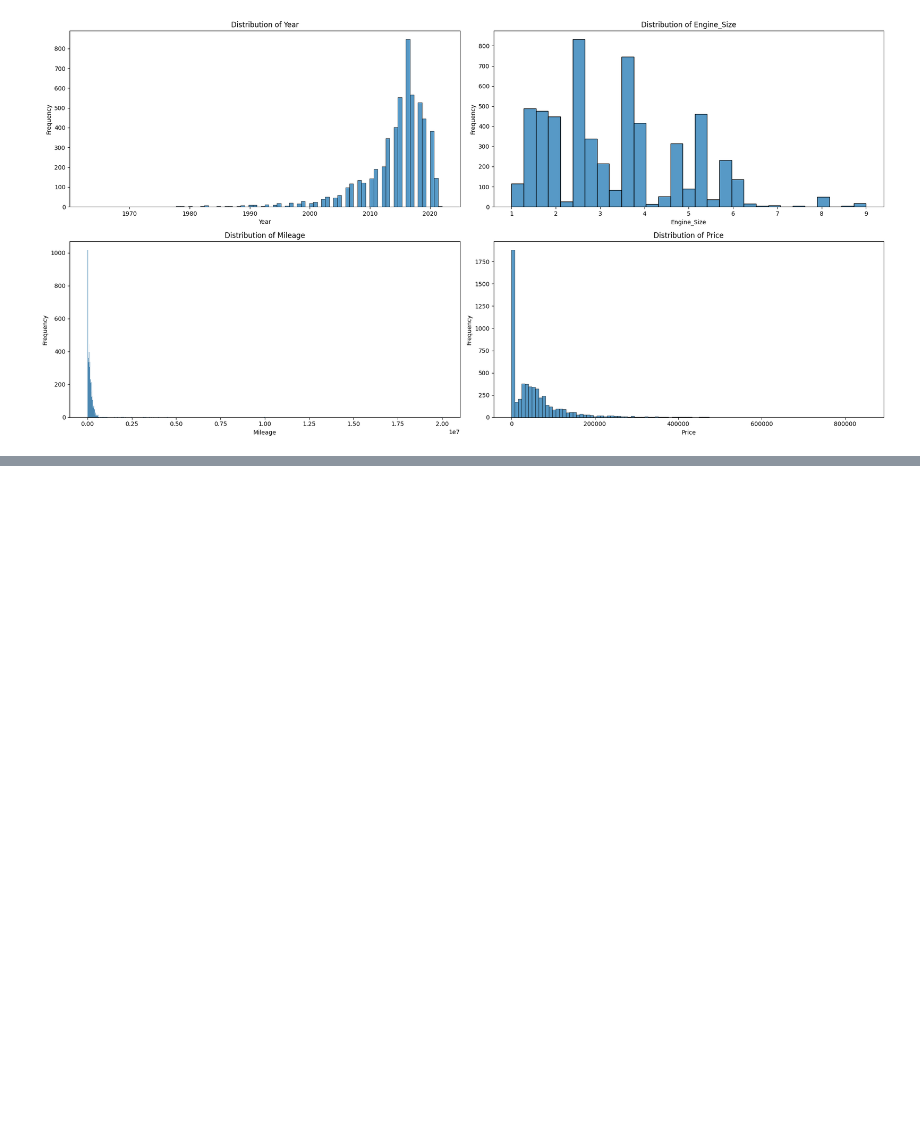
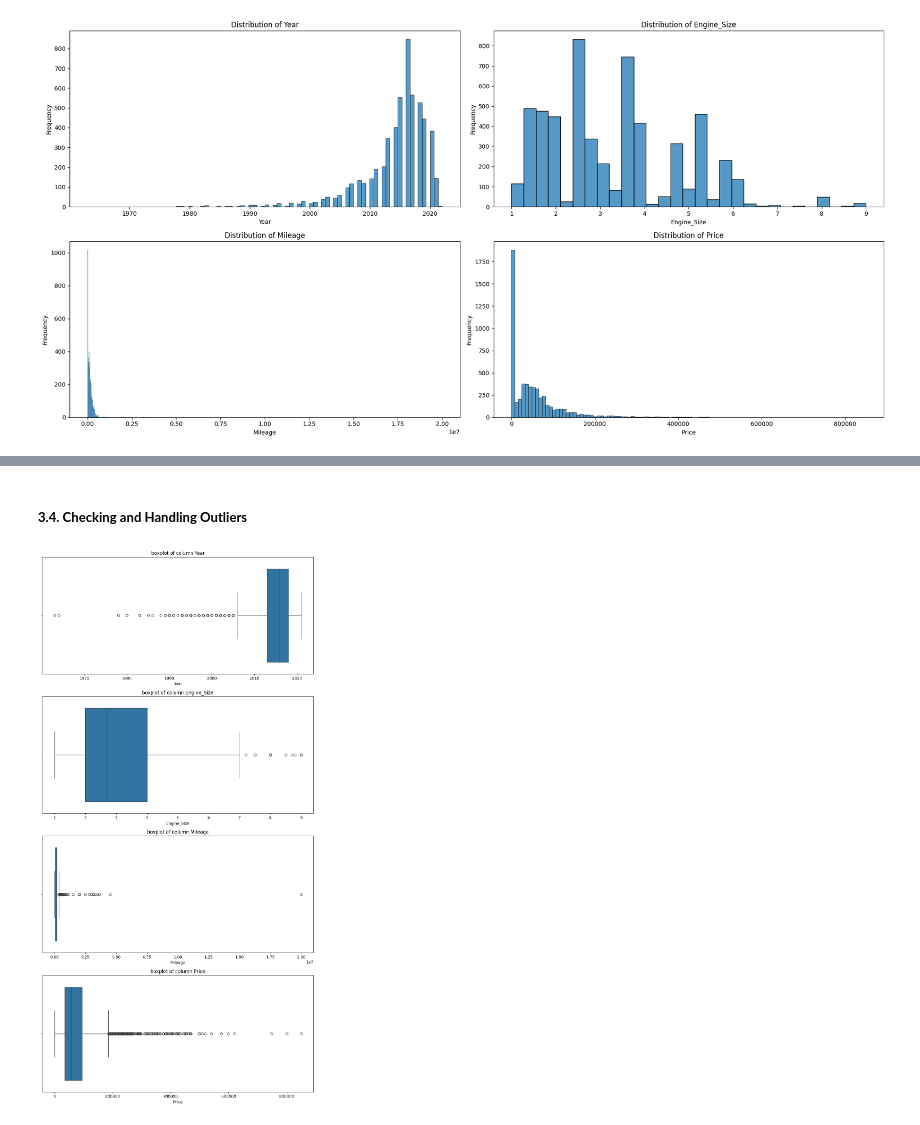
Before and after one commit to fiqrioemry/used_car_regression, a Jupyter notebook: used_car_prediction.ipynb, the cells around one changed output, grey strips where cells are left out. Cells and saved outputs as stored; diff of their text form; code cells hidden in the pictures; blank space fills up the shorter version.

```diff
--- a/used_car_prediction.ipynb
+++ b/used_car_prediction.ipynb
@@ -112,0 +256,4 @@ plt.show()
+# %%
+deleted_index2 = df[df['Price'] == 0].index
+
+len(deleted_index2)
@@ -112,0 +262,6 @@ plt.show()
+# %%
+df.drop(index=deleted_index2, inplace=True)
+# %%
+df.drop(columns='Negotiable',inplace=True)
+
+df.head()
@@ -112,0 +275,17 @@ plt.show()
+# %%
+df.reset_index(drop=True, inplace=True)
+# %% [markdown]
+##### **3.4. Checking and Handling Outliers**
+# %%
+# checking outliers using boxplot
+
+plt.figure(figsize=(10,20))
+for index, col in enumerate(numerical_cols,1) :
+    plt.subplot(4, 1, index)
+    sns.boxplot(data=df, x=df[col])
+    plt.title(f'boxplot of column {col}')
+
+plt.tight_layout()
+plt.show()
+# %% [output]
+[figure, added]
```
Also changed, not shown: parts of 33 cells of this notebook, 1 other file.
